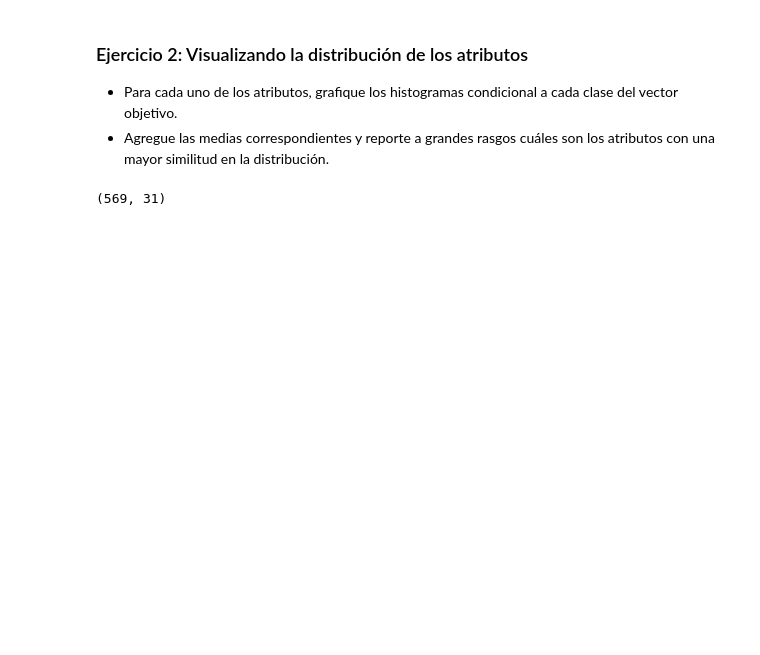
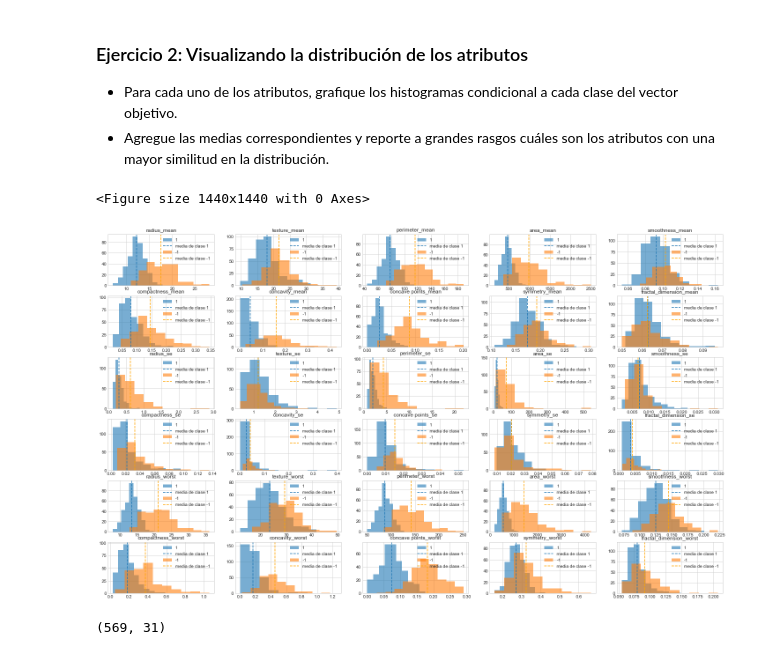
Before and after one commit to Denniels/Machine_Learning, a Jupyter notebook: SVM/Desafío_SVM.ipynb, the cells around one changed output. Drawn from its saved outputs; the diff is of its cells as text; code cells hidden in the pictures; blank space fills up the shorter version.

```diff
--- a/SVM/Desafío_SVM.ipynb
+++ b/SVM/Desafío_SVM.ipynb
@@ -103,6 +102,25 @@ plt.show()
   vector objetivo.
 - Agregue las medias correspondientes y reporte a grandes rasgos cuáles son los
   atributos con una mayor similitud en la distribución.
+# %%
+plt.figure(figsize = (20, 20))
+
+columnas = df.drop(columns = 'diagnosis').columns
+
+plt.figure(figsize=(25,15))
+for i, colname in enumerate(columnas):
+        plt.subplot(6,5,i+1)
+        plt.title(colname)
+        unos = df[df['diagnosis'] == 1][colname]
+        menos_unos = df[df['diagnosis'] == -1][colname]
+        plt.hist(unos, label='1' , alpha=.6)
+        plt.axvline(unos.mean(), ls='--', label='media de clase 1')
+        plt.hist(menos_unos, label='-1', alpha=.6)
+        plt.axvline(menos_unos.mean(), ls='--', label='media de clase -1', color='orange')
+        plt.legend()
+# %% [output]
+<Figure size 1440x1440 with 0 Axes>
+[figure, added]
 # %%
 df.shape
 # %% [output]
```
Also changed, not shown: parts of 25 cells of this notebook.
